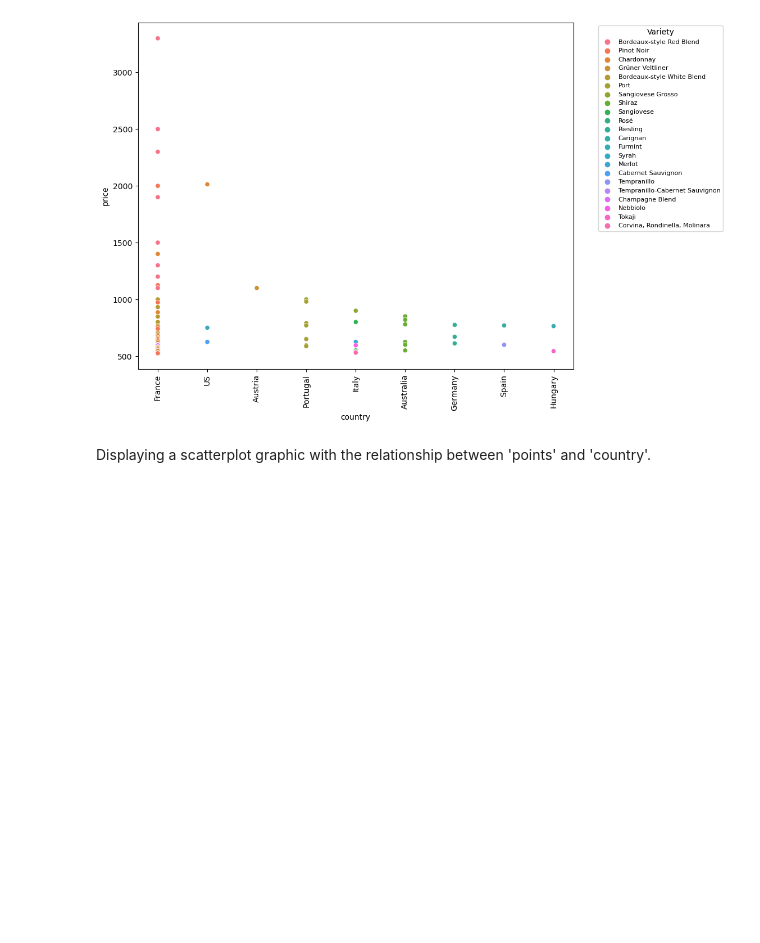
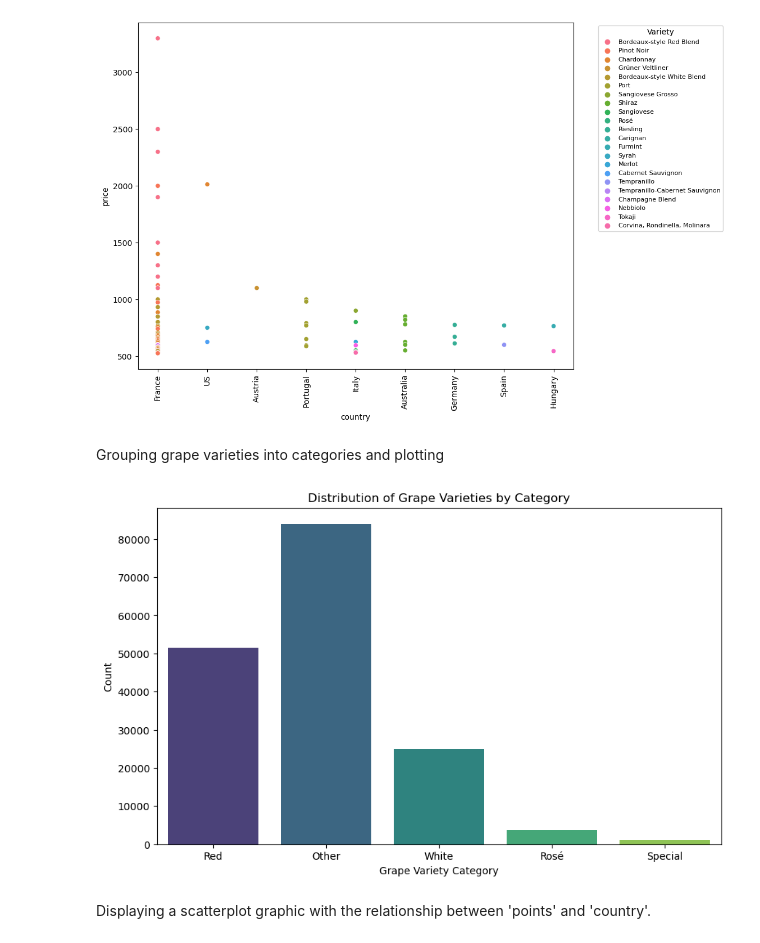
Before and after one commit to Diacon81/Wine, a Jupyter notebook: wines.ipynb, the cells around one changed output. Cells and saved outputs as stored; diff of their text form; code cells hidden in the pictures; blank space fills up the shorter version.

```diff
--- a/wines.ipynb
+++ b/wines.ipynb
@@ -421,6 +421,46 @@ plt.legend(title='Variety', bbox_to_anchor=(1.05, 1), loc='upper left',fontsize=
 plt.show()
 # %% [output]
 [figure]
+# %% [markdown]
+Grouping grape varieties into categories and plotting
+# %%
+# Lists of grape varieties by category
+white_varieties = ['Chardonnay', 'Grüner Veltliner', 'Furmint', 'Riesling', 'Champagne Blend']
+red_varieties = ['Bordeaux-Style Red Blend', 'Pinot Noir', 'Sangiovese Grosso', 'Shiraz', 'Sangiovese',
+                 'Carignan', 'Furmint', 'Syrah', 'Merlot', 'Cabernet Sauvignon', 'Tempranillo',
+                 'Tempranillo-Cabernet Sauvignon', 'Nebbiolo', 'Corvina', 'Rondinella', 'Molinera']
+rose_varieties = ['Rosé']
+special_varieties = ['Port', 'Tokaji']
+
+# Function to classify grape varieties
+def classify_variety(variety):
+    if variety in white_varieties:
+        return 'White'
+    elif variety in red_varieties:
+        return 'Red'
+    elif variety in rose_varieties:
+        return 'Rosé'
+    elif variety in special_varieties:
+        return 'Special'
+    else:
+        return 'Other'  # You can adjust this based on your needs
+
+# Apply classification to the DataFrame
+wines_df['category_variety'] = wines_df['variety'].apply(classify_variety)
+
+# Plot configuration
+plt.figure(figsize=(10, 6))
+sns.countplot(x='category_variety', data=wines_df, palette='viridis')
+
+# Add labels and title
+plt.xlabel('Grape Variety Category')
+plt.ylabel('Count')
+plt.title('Distribution of Grape Varieties by Category')
+
+# Show the plot
+plt.show()
+# %% [output]
+[figure, added]
 # %% [markdown]
 Displaying a scatterplot graphic with the relationship between 'points' and 'country'.
 # %%
```
